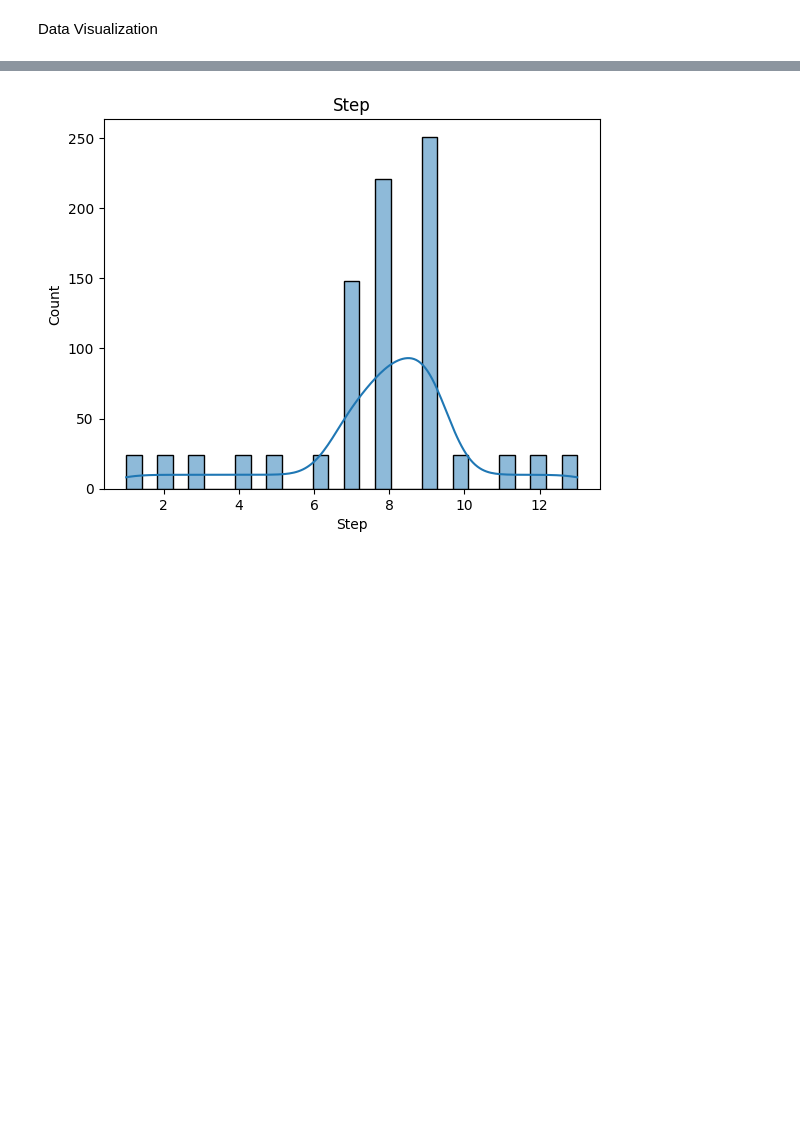
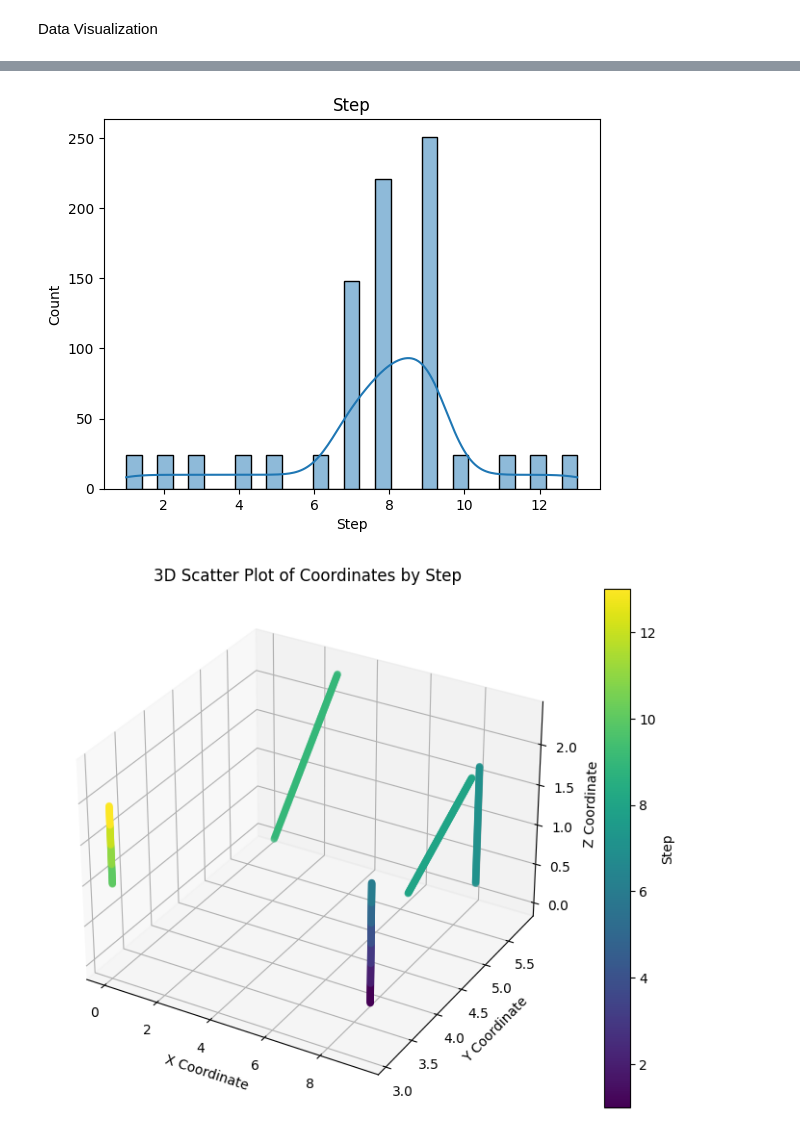
Before and after one commit to abdulwaheedTMU/Project1, a Jupyter notebook: AER850_Project1_Abdul.ipynb, the cells around one changed output, grey strips where cells are left out. Drawn from its saved outputs; the diff is of its cells as text; code cells hidden in the pictures; blank space fills up the shorter version.

```diff
--- a/AER850_Project1_Abdul.ipynb
+++ b/AER850_Project1_Abdul.ipynb
@@ -64,30 +64,64 @@ sns.histplot(df['Y'], kde=True)
 plt.title("Y")
 plt.show()
 sns.histplot(df['Z'], kde=True)
 plt.title("Z")
 plt.show()
 sns.histplot(df['Step'], kde=True)
 plt.title("Step")
 plt.show()
+
+import matplotlib.pyplot as plt
+from mpl_toolkits.mplot3d import Axes3D
+import seaborn as sns
+import pandas as pd
+
+# Assuming 'df' is the DataFrame containing your data
+df = pd.read_csv('Project_1_Data.csv')  # Replace with your actual file path
+
+# 3D scatter plot
+fig = plt.figure(figsize=(10, 7))
+ax = fig.add_subplot(111, projection='3d')
+scatter = ax.scatter(df['X'], df['Y'], df['Z'], c=df['Step'], cmap='viridis')
+
+# Add labels and legend
+ax.set_xlabel('X Coordinate')
+ax.set_ylabel('Y Coordinate')
+ax.set_zlabel('Z Coordinate')
+plt.title('3D Scatter Plot of Coordinates by Step')
+plt.colorbar(scatter, ax=ax, label='Step')
+plt.show()
+
+
+# Pair plot of X, Y, Z vs. Step
+sns.pairplot(df, vars=['X', 'Y', 'Z'], hue='Step', palette='viridis')
+plt.suptitle("Pair Plot of Coordinates by Step", y=1.02)
+plt.show()
+
+#coorelation matrix for X,Y,Z Coordinates
+correlation_matrix = df[['X', 'Y', 'Z','Step']].corr()
+sns.heatmap(correlation_matrix, annot=True, cmap='coolwarm')
+plt.title("Correlation Matrix of X, Y, Z Coordinates")
+plt.show()
 # %% [output]
                 X           Y           Z        Step
 count  860.000000  860.000000  860.000000  860.000000
 mean     5.587116    4.845605    1.197465    7.756977
 std      3.719067    1.142329    0.522844    2.407837
 min      0.000000    3.062500    0.000000    1.000000
 25%      1.562500    3.062500    0.783800    7.000000
 50%      7.770000    5.125000    1.220000    8.000000
 75%      8.575000    5.845000    1.616975    9.000000
 max      9.375000    5.845000    2.350000   13.000000
 Skewness:
  X      -0.412902
 Y      -0.810342
 ... (5 lines left out)
 Y      -1.129298
 Z      -0.787823
 Step    1.345673
 dtype: float64
 [figure]
 [figure]
 [figure]
 [figure]
+[figure, added]
```
Also changed, not shown: parts of 1 cell of this notebook.
